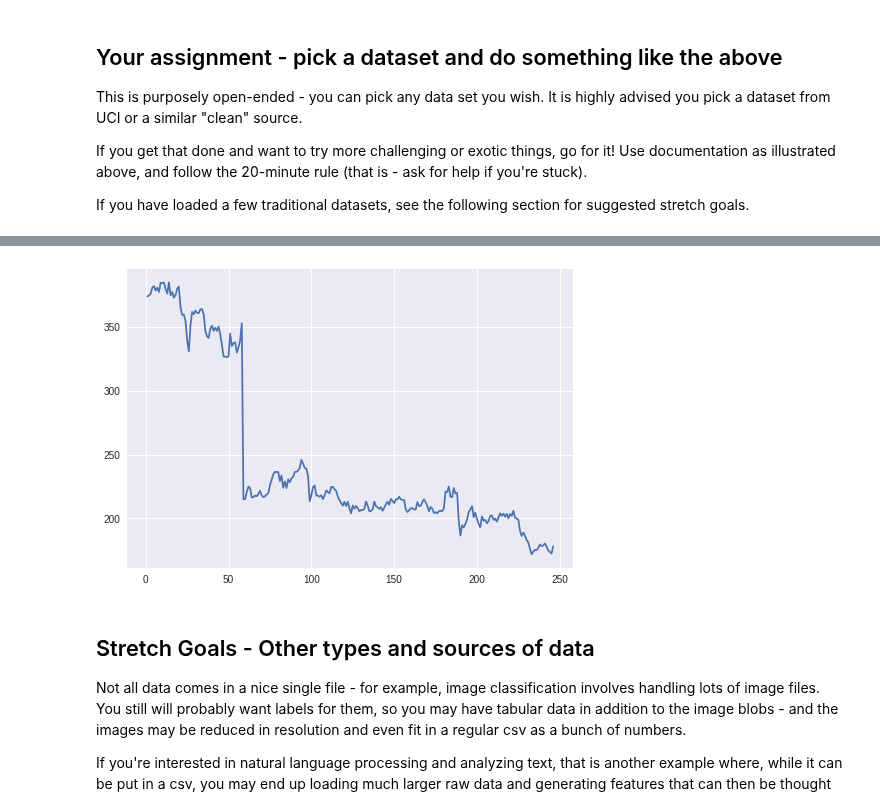
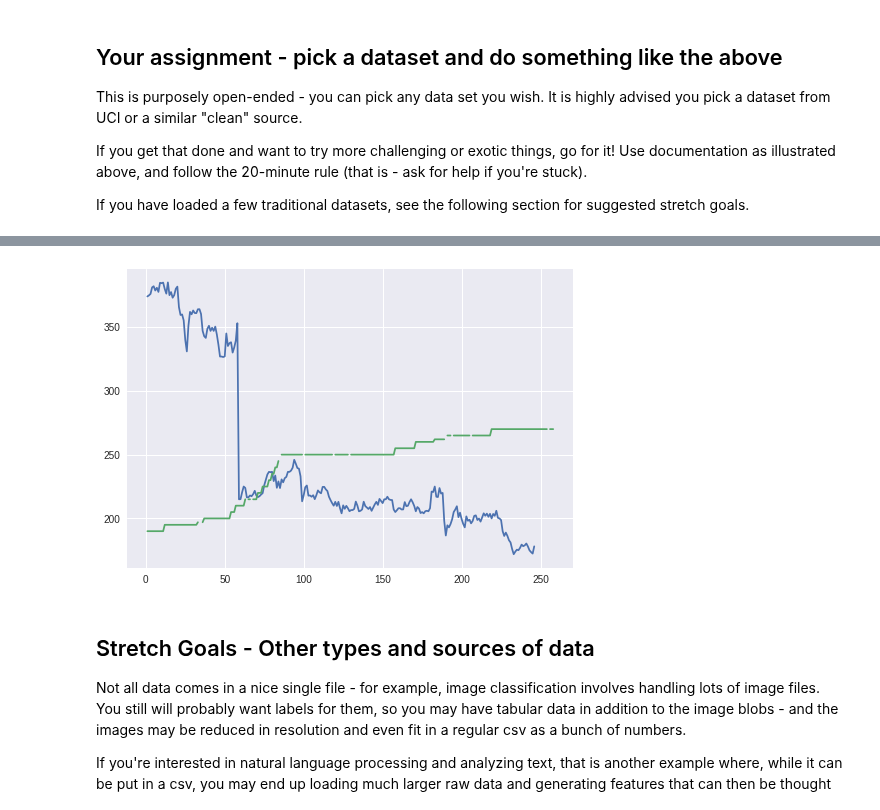
Before and after one commit to bloominstituteoftechnology/DS-Unit-1-Sprint-1-Dealing-With-Data, a Jupyter notebook: module2-loadingdata/LS_DS_112_Loading_Data.ipynb, the cells around one changed output, grey strips where cells are left out. Cells and saved outputs as stored; diff of their text form; code cells hidden in the pictures.

```diff
--- a/module2-loadingdata/LS_DS_112_Loading_Data.ipynb
+++ b/module2-loadingdata/LS_DS_112_Loading_Data.ipynb
@@ -210,9 +210,11 @@ If you get that done and want to try more challenging or exotic things, go for i
 
 If you have loaded a few traditional datasets, see the following section for suggested stretch goals.
 # %%
-# TODO your work here!
-# And note you should write comments, descriptions, and add new
-# code and text blocks as needed
+# I load two new financial datasets: one on NSE oil, and one on ruthenium prices.
+# Both are commodities and would generally display some correlation, but
+# in this case they are almost inversely correlated. Continued building out
+# a geometric Brownian motion model.
+#
 
 
 import pandas as pd
@@ -229,11 +231,16 @@ start = "2018-01-01"
 end = "2018-12-31"
 
 df = quandl.get("NSE/OIL", start_date = start, end_date = end)
+df2 = quandl.get("JOHNMATT/RUTH", start_date = start, end_date = end)
 
 print(df.head())
+print(df2.head())
 
 open = df['Open']
 time = np.linspace(1, len(open), len(open))
+
+ruth_price = df2['Hong Kong 14:00']
+time_ruth = np.linspace(1, len(ruth_price), len(ruth_price))
 
 def return_per_diem(open):
     returns = []
@@ -246,6 +253,8 @@ def return_per_diem(open):
 
 
 plt.plot(time, open)
+plt.plot(time_ruth, ruth_price)
+
 
 returns = return_per_diem(open)
 
@@ -254,5 +263,36 @@ sig = np.std(returns)*np.sqrt(252.)
 
 print(mu)
 print(sig)
+
+
+def GBM(So, mu, sigma, W, T, N):
+    t = np.linspace(0.,1.,N+1)
+    S = []
+    S.append(So)
+    for i in range(1,int(N+1)):
+        drift = (mu - 0.5 * sigma**2) * t[i]
+        diffusion = sigma * W[i-1]
+        S_temp = So*np.exp(drift + diffusion)
+        S.append(S_temp)
+    return S, t
+
+
+def EM(So, mu, sigma, b, T, N, M):
+    dt = M * (1/N)  # EM step size
+    L = N / M
+    wi = [So]
+    for i in range(0,int(L)):
+        Winc = np.sum(b[(M*(i-1)+M):(M*i + M)])
+        w_i_new = wi[i]+mu*wi[i]*dt+sigma*wi[i]*Winc
+        wi.append(w_i_new)
+    return wi, dt
+
+def Brownian(seed, N):
+
+    np.random.seed(seed)
+    dt = 1./N                                    # time step
+    b = np.random.normal(0., 1., int(N))*np.sqrt(dt)  # brownian increments
+    W = np.cumsum(b)                             # brownian path
+    return W, b
 # %% [output]
 Requirement already satisfied: quandl in /usr/local/lib/python3.6/dist-packages (3.4.6)
@@ -273,6 +313,6 @@ Requirement already satisfied: urllib3<1.23,>=1.21.1 in /usr/local/lib/python3.6
 -0.6042538589520873
 0.5065556813905024
-[figure, old version]
+[figure, new version]
 # %% [markdown]
 ## Stretch Goals - Other types and sources of data
 
```
Also changed, not shown: parts of 1 cell of this notebook.
